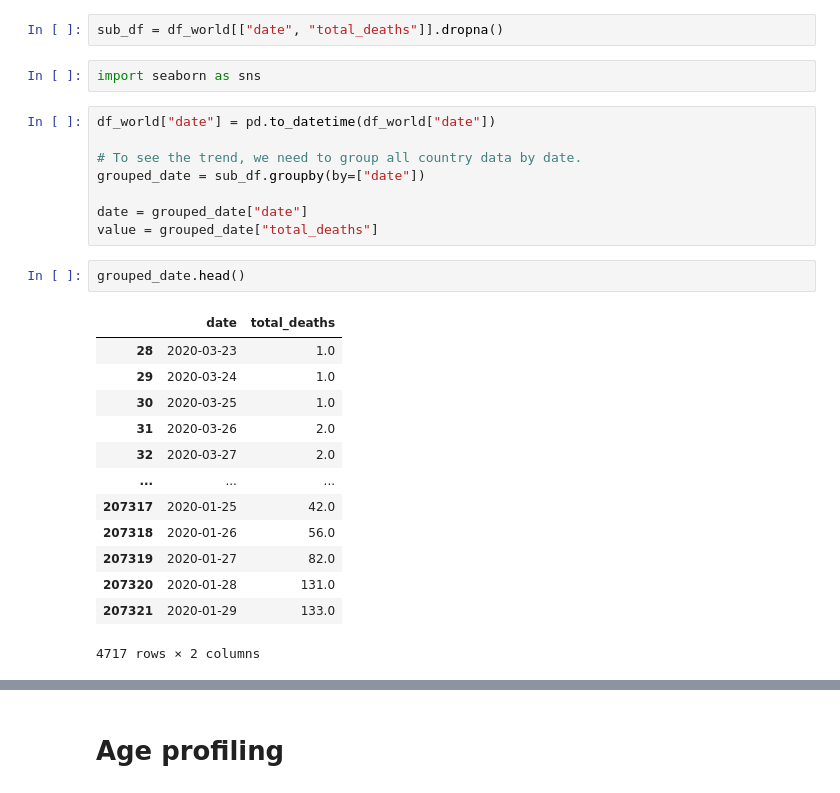
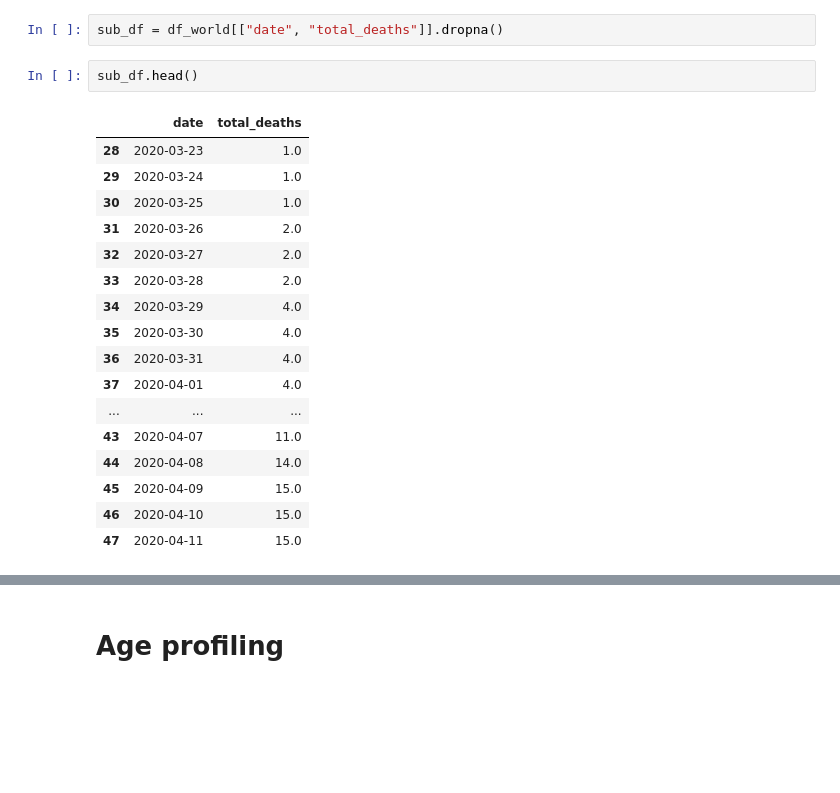
Before and after one commit to quillaur/apprendre_python, a Jupyter notebook: data_science/data_visualisation/covid/covid_analysis.ipynb, the cells around one changed output, grey strips where cells are left out. Saved outputs shown, nothing was run; the diff lists cells and outputs as text; blank space fills up the shorter version.

```diff
--- a/data_science/data_visualisation/covid/covid_analysis.ipynb
+++ b/data_science/data_visualisation/covid/covid_analysis.ipynb
@@ -38,29 +38,23 @@ Index(['iso_code', 'continent', 'location', 'date', 'total_cases', 'new_cases',
 ## Deaths / Vaccines trend
 # %%
 sub_df = df_world[["date", "total_deaths"]].dropna()
-# %%
-import seaborn as sns
-# %%
-df_world["date"] = pd.to_datetime(df_world["date"])
-
-# To see the trend, we need to group all country data by date.
-grouped_date = sub_df.groupby(by=["date"])
-
-date = grouped_date["date"]
-value = grouped_date["total_deaths"]
 # %%
-grouped_date.head()
+sub_df.head()
 # %% [output]
 |  | date | total_deaths |
 | 28 | 2020-03-23 | 1.0 |
 | 29 | 2020-03-24 | 1.0 |
 | 30 | 2020-03-25 | 1.0 |
 | 31 | 2020-03-26 | 2.0 |
 | 32 | 2020-03-27 | 2.0 |
+| 33 | 2020-03-28 | 2.0 |
+| 34 | 2020-03-29 | 4.0 |
+| 35 | 2020-03-30 | 4.0 |
+| 36 | 2020-03-31 | 4.0 |
+| 37 | 2020-04-01 | 4.0 |
 | ... | ... | ... |
-| 207317 | 2020-01-25 | 42.0 |
-| 207318 | 2020-01-26 | 56.0 |
-| 207319 | 2020-01-27 | 82.0 |
-| 207320 | 2020-01-28 | 131.0 |
-| 207321 | 2020-01-29 | 133.0 |
+| 43 | 2020-04-07 | 11.0 |
+| 44 | 2020-04-08 | 14.0 |
+| 45 | 2020-04-09 | 15.0 |
+| 46 | 2020-04-10 | 15.0 |
+| 47 | 2020-04-11 | 15.0 |
-4717 rows × 2 columns
```
Also changed, not shown: parts of 4 cells of this notebook.
